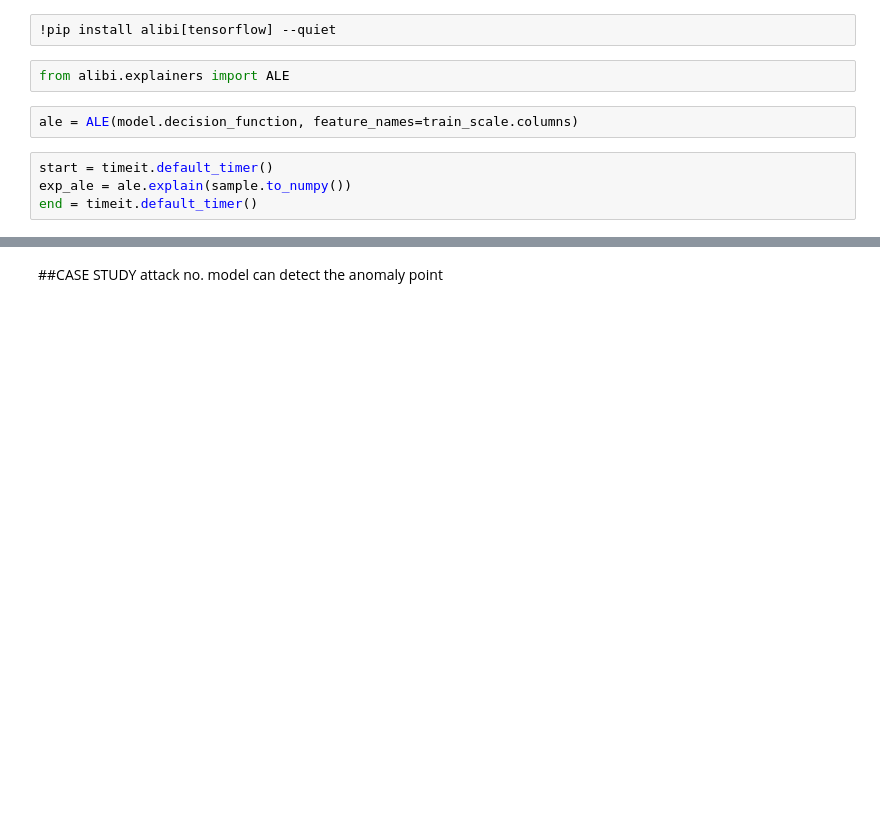
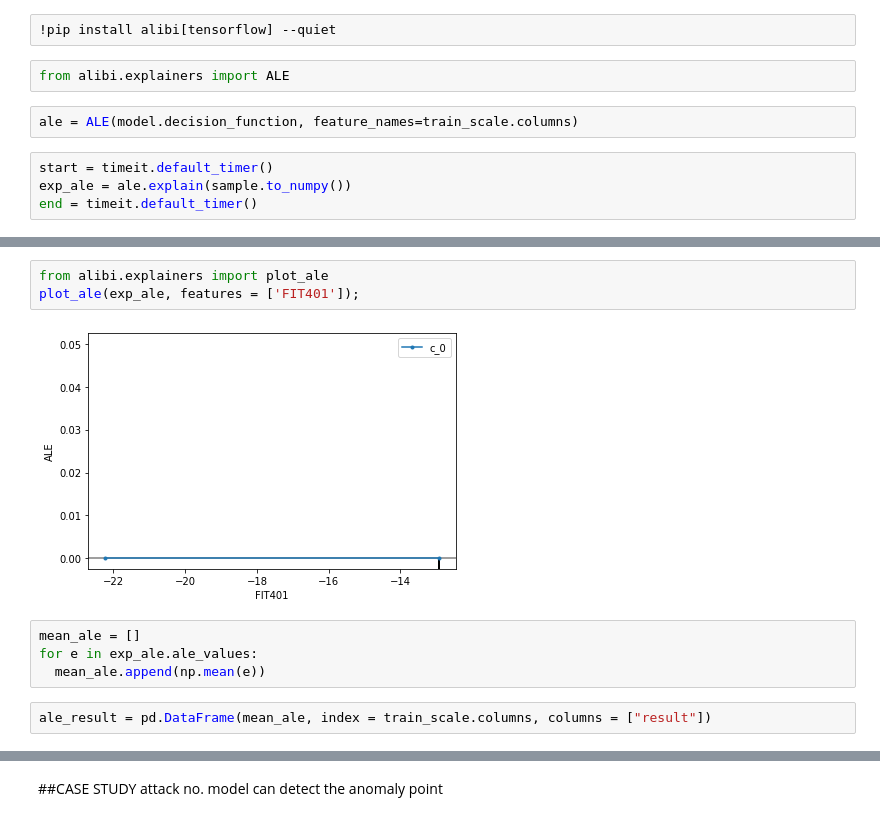
Before and after one commit to Geebigib/Explainable-Anomaly-detection-In-ICS, a Jupyter notebook: Probability_Base_Model.ipynb, the cells around one changed output, grey strips where cells are left out. Cells and saved outputs as stored; diff of their text form; blank space fills up the shorter version.

```diff
--- a/Probability_Base_Model.ipynb
+++ b/Probability_Base_Model.ipynb
@@ -510,0 +522,11 @@ exp_ale.feature_names
+# %%
+from alibi.explainers import plot_ale
+plot_ale(exp_ale, features = ['FIT401']);
+# %% [output]
+[figure, added]
+# %%
+mean_ale = []
+for e in exp_ale.ale_values:
+  mean_ale.append(np.mean(e))
+# %%
+ale_result = pd.DataFrame(mean_ale, index = train_scale.columns, columns = ["result"])
```
Also changed, not shown: parts of 6 cells of this notebook.
